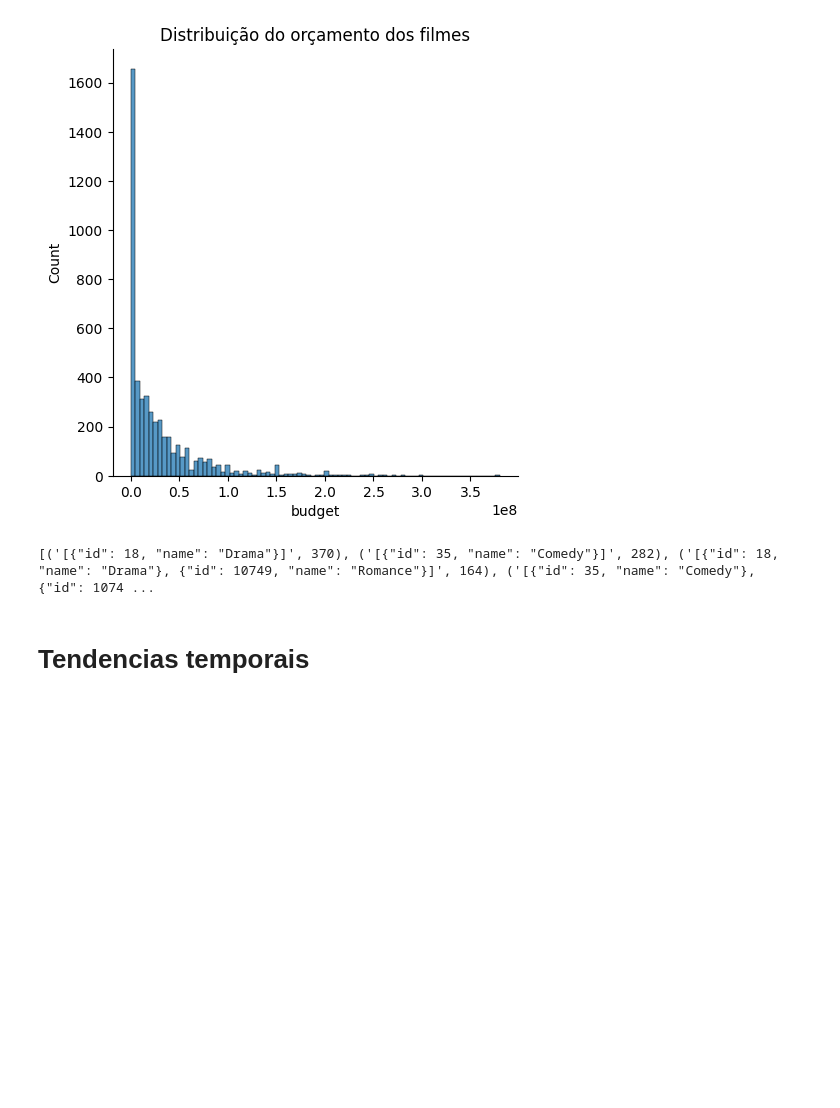
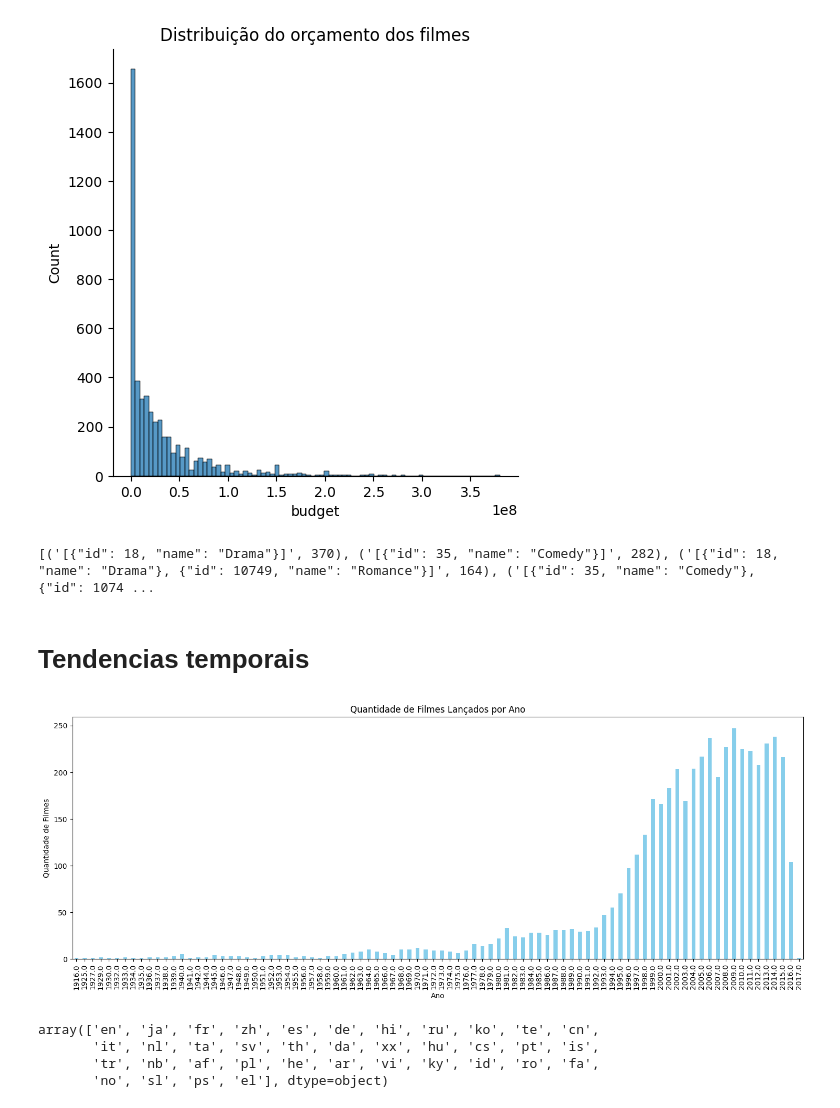
Before and after one commit to sdesuzane/data_science-Alura, a Jupyter notebook: TMDB.ipynb, the cells around one changed output. Cells and saved outputs as stored; diff of their text form; code cells hidden in the pictures; blank space fills up the shorter version.

```diff
--- a/TMDB.ipynb
+++ b/TMDB.ipynb
@@ -104,12 +104,26 @@ print(mais_comum)
 # %% [markdown]
 # Tendencias temporais
 # %%
-# filmes lancados por ano
+# quantidade de filmes lancados por ano
 
-tmdb_filmes['lancado_ano'] = pd.to_datetime(tmdb['release_date']).dt.year
-filmes_por_ano = tmdb['lancado_ano'].value_counts().sort_index()
-filmes_por_ano.plot(kind='bar', figsize=(10, 6))
-plt.title('numero de filmes lancados por ano')
+# extraindo o ano da coluna release_date
+tmdb['release_date'] = pd.to_datetime(tmdb['release_date'], errors='coerce')
+tmdb['release_year'] = tmdb['release_date'].dt.year
+
+# contando os filmes por ano
+filmes_por_ano = tmdb.groupby('release_year').size()
+
+filmes_por_ano.plot(kind='bar', figsize=(18, 6), color='skyblue')
+plt.title('Quantidade de Filmes Lançados por Ano')
 plt.xlabel('Ano')
-plt.ylabel('Quantidade')
+plt.ylabel('Quantidade de Filmes')
 plt.show()
+# %% [output]
+[figure, added]
+# %%
+tmdb["original_language"].unique() # linguas unicas
+# %% [output]
+array(['en', 'ja', 'fr', 'zh', 'es', 'de', 'hi', 'ru', 'ko', 'te', 'cn',
+       'it', 'nl', 'ta', 'sv', 'th', 'da', 'xx', 'hu', 'cs', 'pt', 'is',
+       'tr', 'nb', 'af', 'pl', 'he', 'ar', 'vi', 'ky', 'id', 'ro', 'fa',
+       'no', 'sl', 'ps', 'el'], dtype=object)
```
Also changed, not shown: parts of 4 cells of this notebook.
